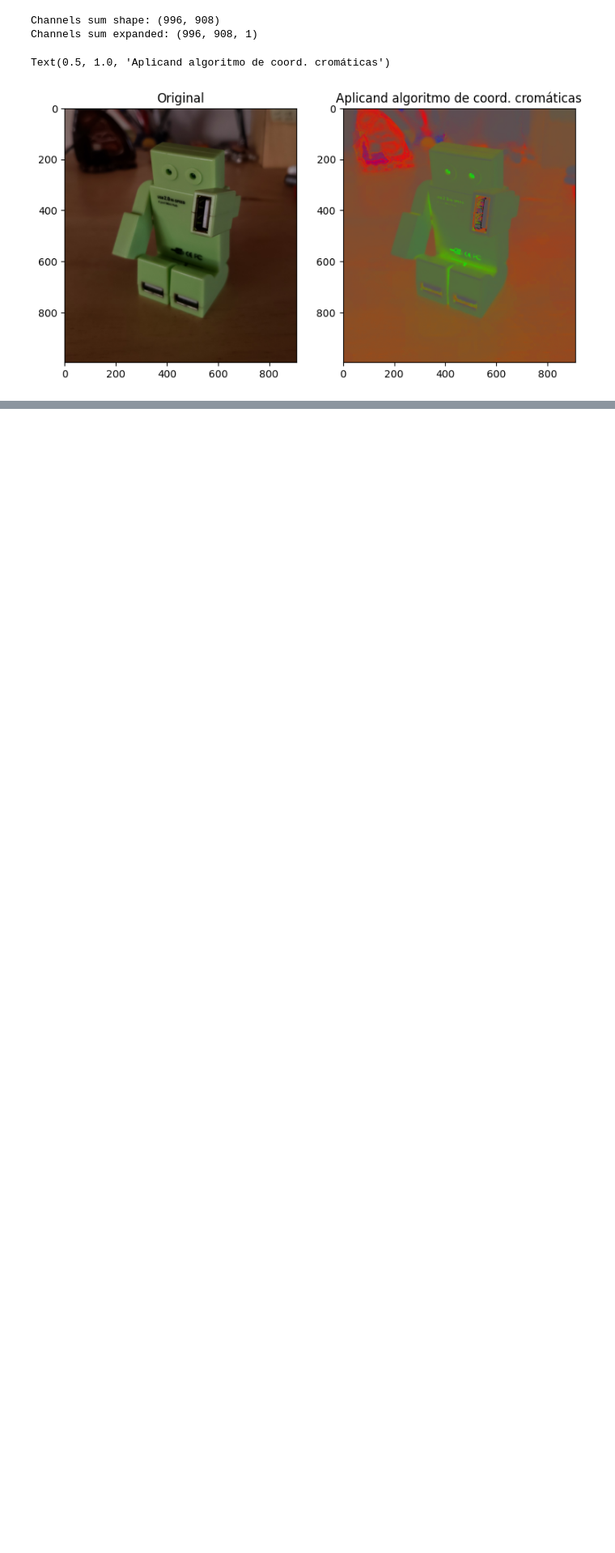
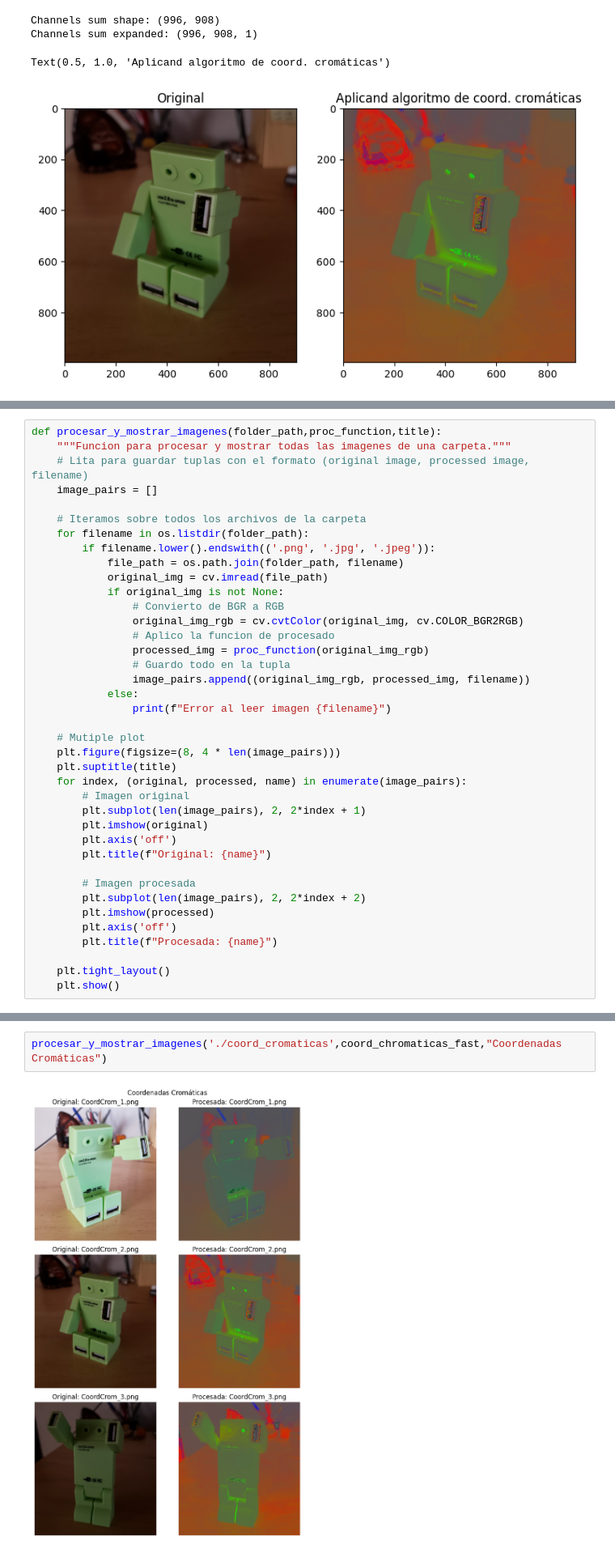
Before and after one commit to lsaraco/vpc1, a Jupyter notebook: TP1/tp1_lsaraco.ipynb, the cells around one changed output, grey strips where cells are left out. Shown at 81% size. Drawn from its saved outputs; the diff is of its cells as text; blank space fills up the shorter version.

```diff
--- a/TP1/tp1_lsaraco.ipynb
+++ b/TP1/tp1_lsaraco.ipynb
@@ -120,0 +123,39 @@ Text(0.5, 1.0, 'Aplicando algoritmo de white patch')
+# %%
+def procesar_y_mostrar_imagenes(folder_path,proc_function,title):
+    """Funcion para procesar y mostrar todas las imagenes de una carpeta."""
+    # Lita para guardar tuplas con el formato (original image, processed image, filename)
+    image_pairs = []
+
+    # Iteramos sobre todos los archivos de la carpeta
+    for filename in os.listdir(folder_path):
+        if filename.lower().endswith(('.png', '.jpg', '.jpeg')):
+            file_path = os.path.join(folder_path, filename)
+            original_img = cv.imread(file_path)
+            if original_img is not None:
+                # Convierto de BGR a RGB
+                original_img_rgb = cv.cvtColor(original_img, cv.COLOR_BGR2RGB)
+                # Aplico la funcion de procesado
+                processed_img = proc_function(original_img_rgb)
+                # Guardo todo en la tupla
+                image_pairs.append((original_img_rgb, processed_img, filename))
+            else:
+                print(f"Error al leer imagen {filename}")
+
+    # Mutiple plot
+    plt.figure(figsize=(8, 4 * len(image_pairs)))
+    plt.suptitle(title)
+    for index, (original, processed, name) in enumerate(image_pairs):
+        # Imagen original
+        plt.subplot(len(image_pairs), 2, 2*index + 1)
+        plt.imshow(original)
+        plt.axis('off')
+        plt.title(f"Original: {name}")
+
+        # Imagen procesada
+        plt.subplot(len(image_pairs), 2, 2*index + 2)
+        plt.imshow(processed)
+        plt.axis('off')
+        plt.title(f"Procesada: {name}")
+
+    plt.tight_layout()
+    plt.show()
@@ -120,0 +164,4 @@ Text(0.5, 1.0, 'Aplicando algoritmo de white patch')
+# %%
+procesar_y_mostrar_imagenes('./coord_cromaticas',coord_chromaticas_fast,"Coordenadas Cromáticas")
+# %% [output]
+[figure, added]
```
Also changed, not shown: parts of 12 cells of this notebook.
